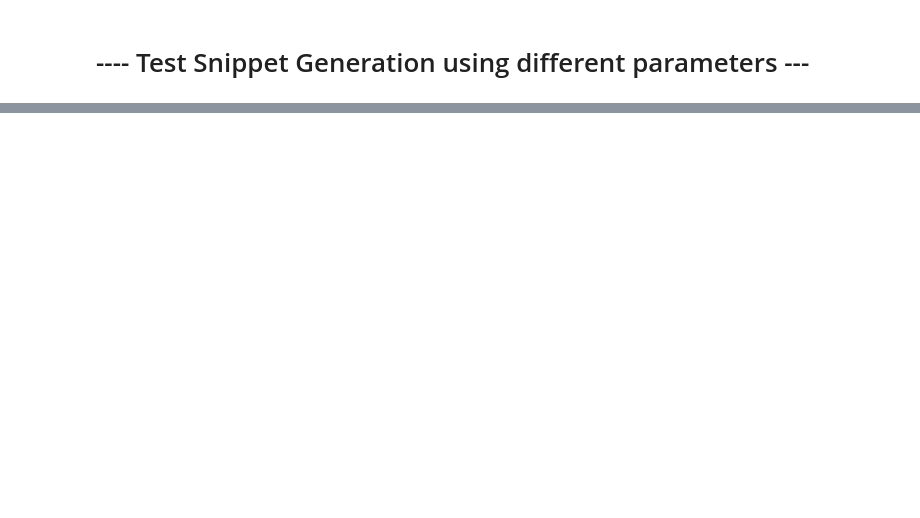
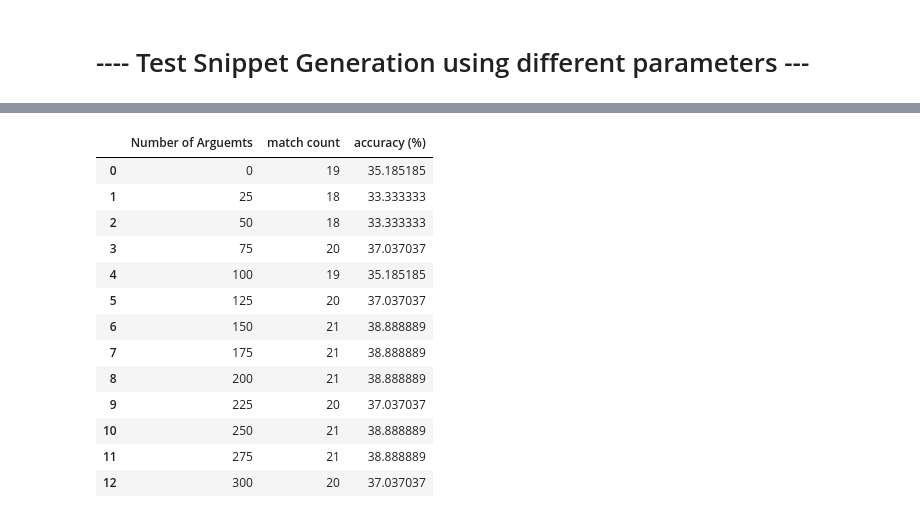
Before and after one commit to hjshah142/SnippetGeneration, a Jupyter notebook: TestSnippetGenerator.ipynb, the cells around one changed output, grey strips where cells are left out. Cells and saved outputs as stored; diff of their text form; code cells hidden in the pictures; blank space fills up the shorter version.

```diff
--- a/TestSnippetGenerator.ipynb
+++ b/TestSnippetGenerator.ipynb
@@ -43,3 +83,3 @@ snippetGenerator = SnippetGenerator(json_arguments, d, mc_method, aspects_argume
 # %%
-snippets = snippetGenerator.get_snippets(json_arguments)
+snippets = snippetGenerator.get_snippets(arguments)
 # %% [output]
@@ -69,3 +107,3 @@ print(data_snippets_filtered[0])
 # %%
-count, accuracy= snippetGenerator.get_accuracy(json_arguments, snippets)
+count, accuracy= snippetGenerator.get_accuracy(arguments, snippets)
 # %% [output]
@@ -95,0 +145,19 @@ print(count)
+# %%
+
+d = 0
+# methodSet = ['power','eigen','linear','krylov']
+mc_method = 'linear'
+count_list =[]
+accuracy_list =[]
+
+aspects_weights = [0, 0]
+arguments = dev_args
+aspects_arguments_max_list = [0,25,50,75,100,125,150,175,200,225,250,275,300]
+
+
+for aspects_arguments_max in aspects_arguments_max_list:
+    snippetGenerator = SnippetGenerator(arguments, d, mc_method, aspects_arguments_max, aspects_weights)
+    snippets = snippetGenerator.get_snippets(arguments)
+    count, accuracy= snippetGenerator.get_accuracy(arguments, snippets)
+    count_list.append(count)
+    accuracy_list.append(accuracy)
@@ -95,0 +202,24 @@ print(count)
+# %%
+import pandas as pd
+evaluation_aspect_detection_dev = pd.DataFrame(
+    {'Number of Arguemts': aspects_arguments_max_list,
+     'match count': count_list,
+     'accuracy (%)': accuracy_list
+    })
+# %%
+evaluation_aspect_detection_dev
+# %% [output]
+|  | Number of Arguemts | match count | accuracy (%) |
+| 0 | 0 | 19 | 35.185185 |
+| 1 | 25 | 18 | 33.333333 |
+| 2 | 50 | 18 | 33.333333 |
+| 3 | 75 | 20 | 37.037037 |
+| 4 | 100 | 19 | 35.185185 |
+| 5 | 125 | 20 | 37.037037 |
+| 6 | 150 | 21 | 38.888889 |
+| 7 | 175 | 21 | 38.888889 |
+| 8 | 200 | 21 | 38.888889 |
+| 9 | 225 | 20 | 37.037037 |
+| 10 | 250 | 21 | 38.888889 |
+| 11 | 275 | 21 | 38.888889 |
+| 12 | 300 | 20 | 37.037037 |
```
Also changed, not shown: parts of 42 cells of this notebook, 11 other files.
